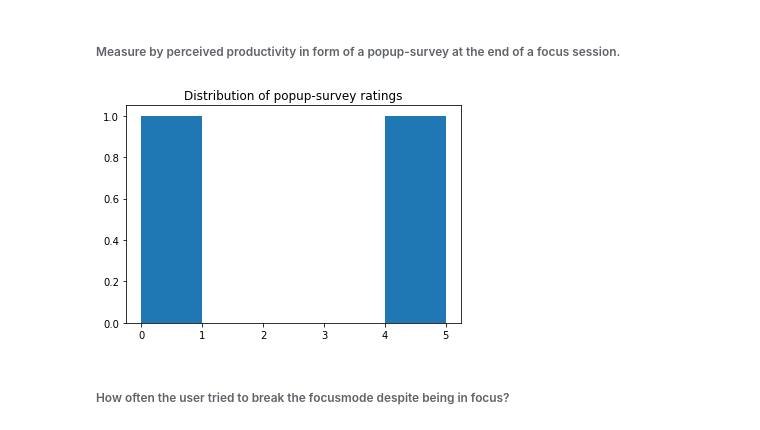
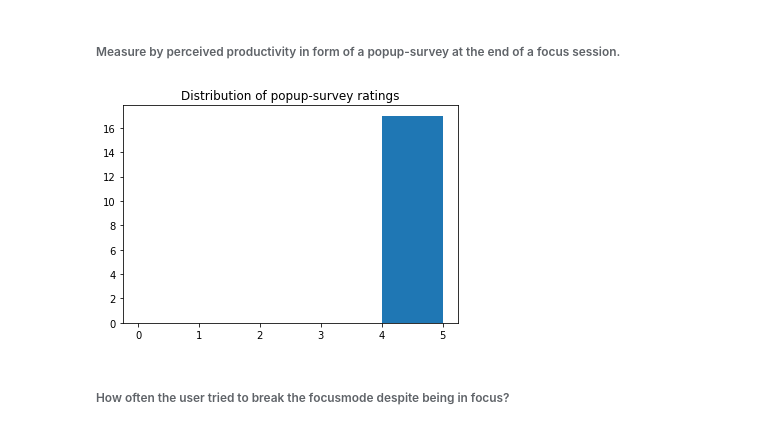
Before and after one commit to bugii/ExMan, a Jupyter notebook: exman_analysis/ExMan Analysis.ipynb, the cells around one changed output. Cells and saved outputs as stored; diff of their text form; code cells hidden in the pictures.

```diff
--- a/exman_analysis/ExMan Analysis.ipynb
+++ b/exman_analysis/ExMan Analysis.ipynb
@@ -7,3 +10,10 @@ import matplotlib.pyplot as plt
 # %%
 with open('ex-man-export.json', 'r') as outfile:
     data = json.load(outfile)
+# %%
+services_array = []
+
+for i in data["focusSessions"]:
+    services_array.append(len(i["services"]))
+
+average(services_array)
@@ -19,16 +31,16 @@ Number of used services:  2
 <h6> Measure by perceived productivity in form of a popup-survey at the end of a focus session. </h6>
 # %%
 ratings = []
-for i in data:
+for i in data["focusSessions"]:
 
     rating = i.get("rating")
     if rating != None:
         ratings.append(rating)
 
 averaged_rating = np.mean(ratings)
 
 plt.hist(ratings, bins = [0,1,2,3,4,5 ], align = "mid")
 plt.title("Distribution of popup-survey ratings")
 plt.show()
 # %% [output]
-[figure, old version]
+[figure, new version]
```
Also changed, not shown: parts of 10 cells of this notebook, 4 other files.
